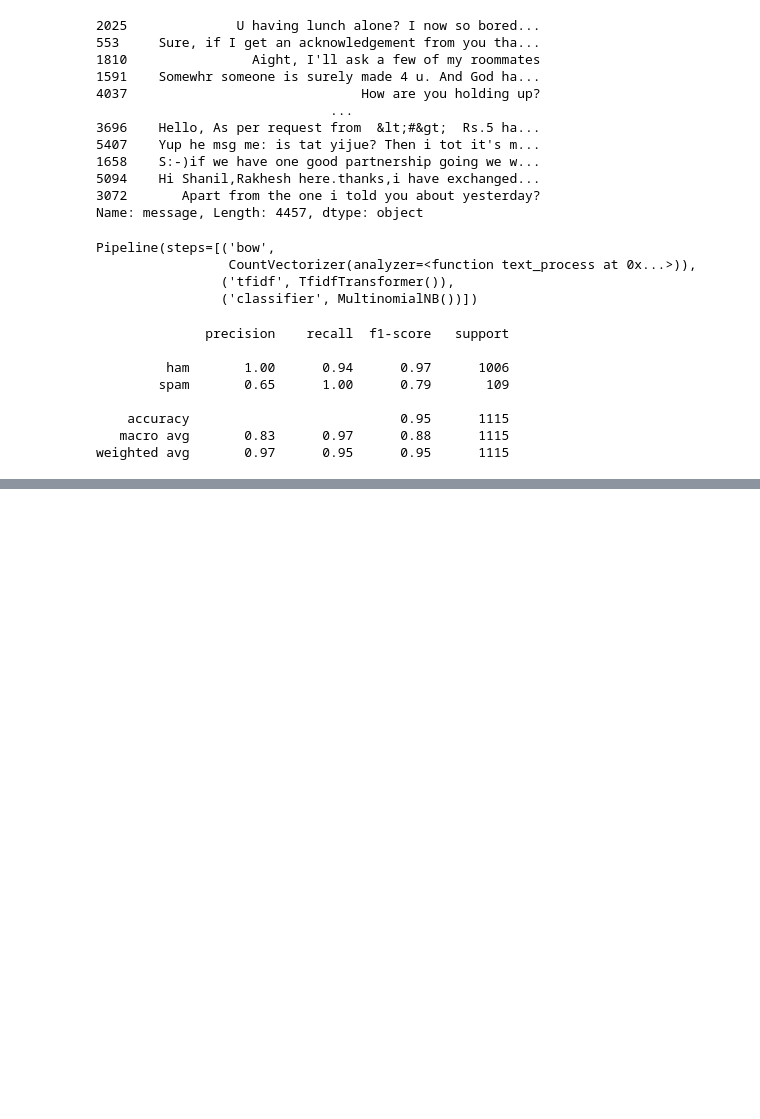
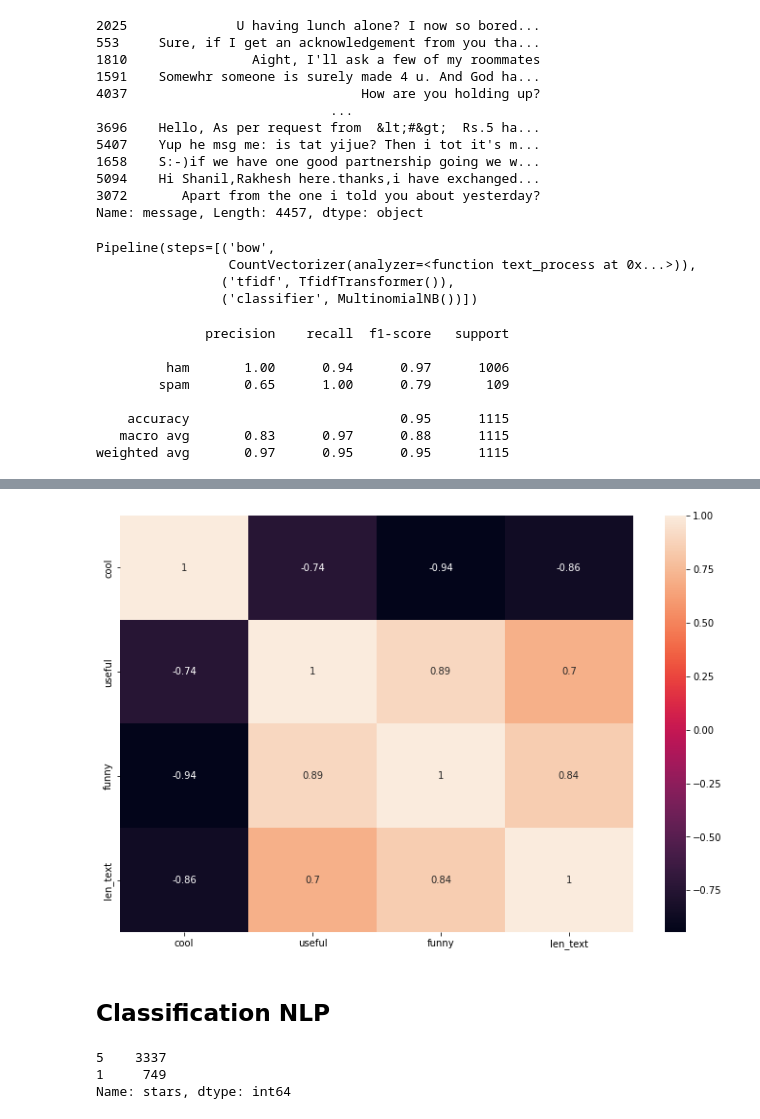
Before and after one commit to FivMeyer/Python_Studies, a Jupyter notebook: 10_nlp.ipynb, the cells around one changed output, grey strips where cells are left out. Drawn from its saved outputs; the diff is of its cells as text; code cells hidden in the pictures; blank space fills up the shorter version.

```diff
--- a/10_nlp.ipynb
+++ b/10_nlp.ipynb
@@ -333,0 +401,3 @@ weighted avg       0.97      0.95      0.95      1115
+# %%
+star = yelp.groupby('stars').mean()
+star
@@ -333,0 +420,14 @@ weighted avg       0.97      0.95      0.95      1115
+# %%
+plt.figure(figsize=(12,8))
+sns.heatmap(star.corr(), annot=True);
+# %% [output]
+[figure, added]
+# %% [markdown]
+## Classification NLP
+# %%
+yelp_class = yelp[(yelp['stars'] == 1) | (yelp['stars'] == 5)]
+yelp_class['stars'].value_counts()
+# %% [output]
+5    3337
+1     749
+Name: stars, dtype: int64
```
Also changed, not shown: parts of 26 cells of this notebook.
